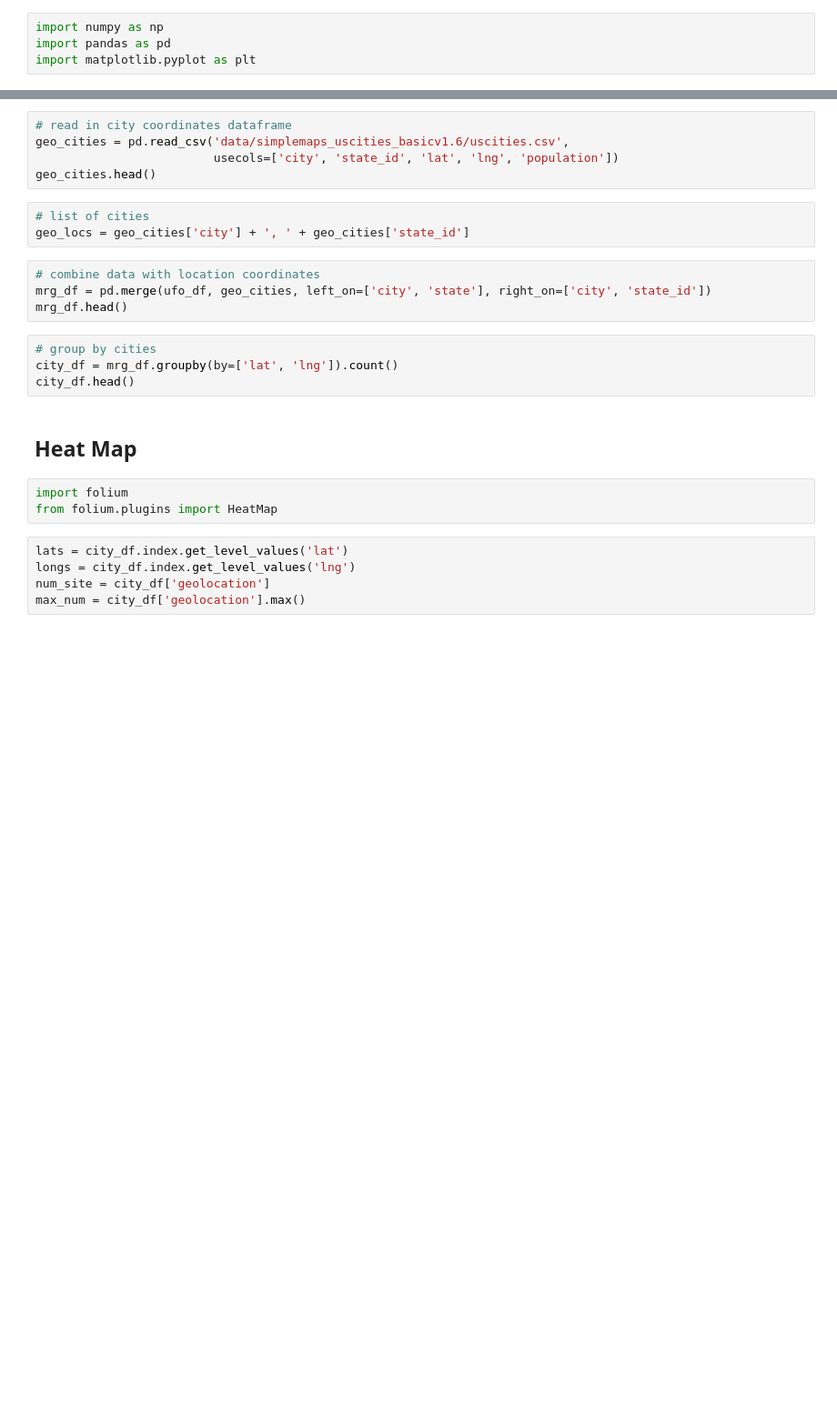
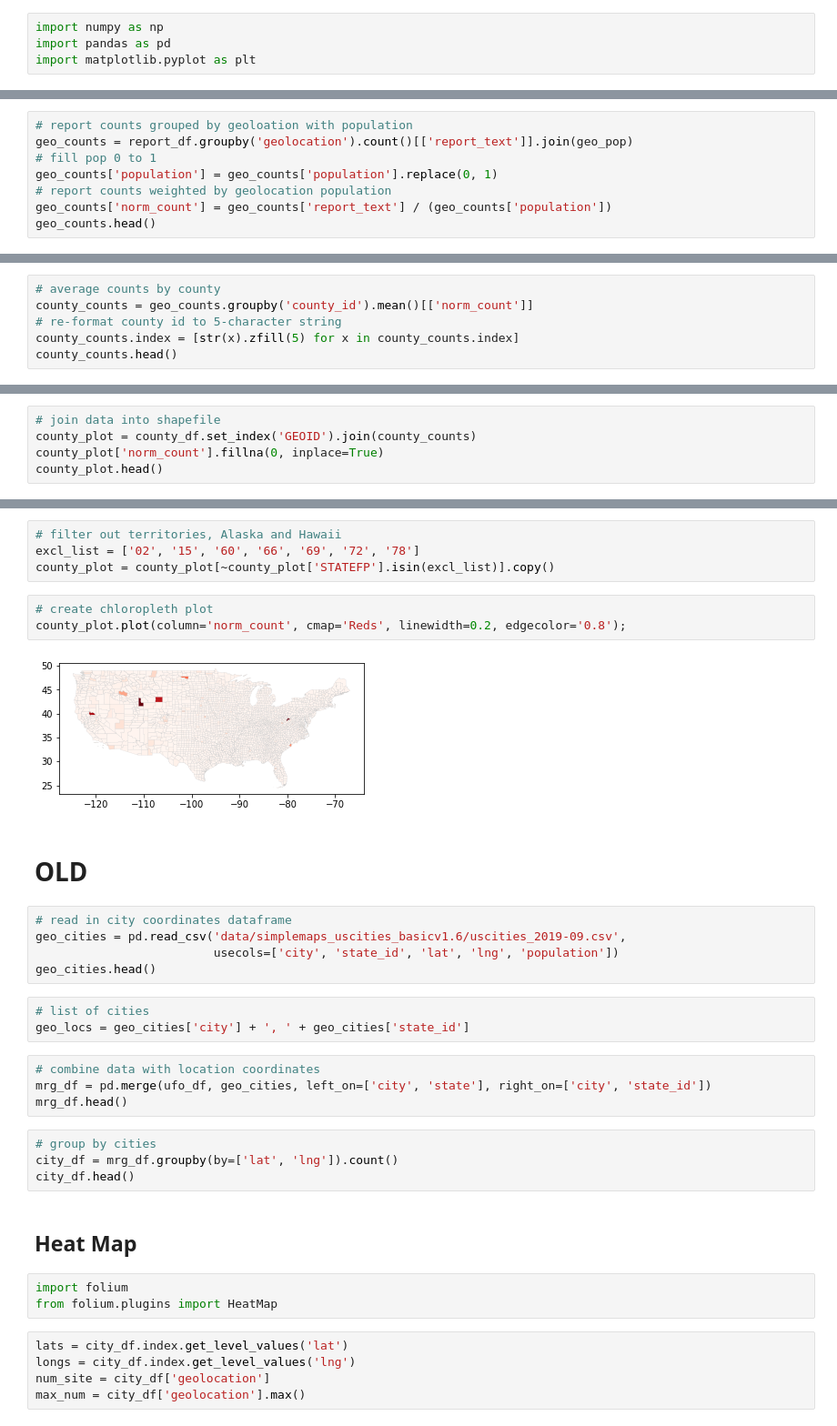
Before and after one commit to kevscon/ufo-reports, a Jupyter notebook: GIS.ipynb, the cells around one changed output, grey strips where cells are left out. Shown at 91% size. Saved outputs shown, nothing was run; the diff lists cells and outputs as text; blank space fills up the shorter version.

```diff
--- a/GIS.ipynb
+++ b/GIS.ipynb
@@ -6,0 +149,8 @@ pd.read_csv('data/ufo_df.csv', index_col=0)
+# %%
+# report counts grouped by geoloation with population
+geo_counts = report_df.groupby('geolocation').count()[['report_text']].join(geo_pop)
+# fill pop 0 to 1
+geo_counts['population'] = geo_counts['population'].replace(0, 1)
+# report counts weighted by geolocation population
+geo_counts['norm_count'] = geo_counts['report_text'] / (geo_counts['population'])
+geo_counts.head()
@@ -6,0 +165,6 @@ pd.read_csv('data/ufo_df.csv', index_col=0)
+# %%
+# average counts by county
+county_counts = geo_counts.groupby('county_id').mean()[['norm_count']]
+# re-format county id to 5-character string
+county_counts.index = [str(x).zfill(5) for x in county_counts.index]
+county_counts.head()
@@ -6,0 +178,5 @@ pd.read_csv('data/ufo_df.csv', index_col=0)
+# %%
+# join data into shapefile
+county_plot = county_df.set_index('GEOID').join(county_counts)
+county_plot['norm_count'].fillna(0, inplace=True)
+county_plot.head()
@@ -7,6 +191,17 @@ pd.read_csv('data/ufo_df.csv', index_col=0)
+# %%
+# filter out territories, Alaska and Hawaii
+excl_list = ['02', '15', '60', '66', '69', '72', '78']
+county_plot = county_plot[~county_plot['STATEFP'].isin(excl_list)].copy()
+# %%
+# create chloropleth plot
+county_plot.plot(column='norm_count', cmap='Reds', linewidth=0.2, edgecolor='0.8');
+# %% [output]
+[figure, added]
+# %% [markdown]
+# OLD
 # %%
 # read in city coordinates dataframe
-geo_cities = pd.read_csv('data/simplemaps_uscities_basicv1.6/uscities.csv',
+geo_cities = pd.read_csv('data/simplemaps_uscities_basicv1.6/uscities_2019-09.csv',
                          usecols=['city', 'state_id', 'lat', 'lng', 'population'])
 geo_cities.head()
 # %%
```
Also changed, not shown: parts of 21 cells of this notebook, 1 other file.
